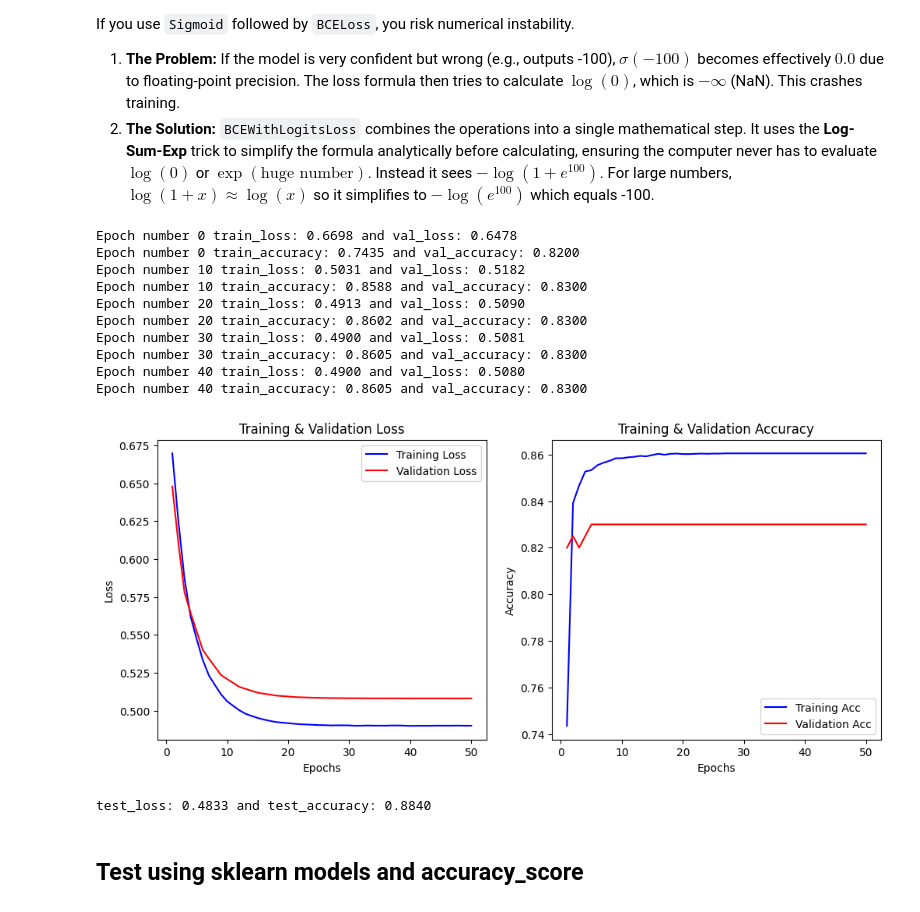
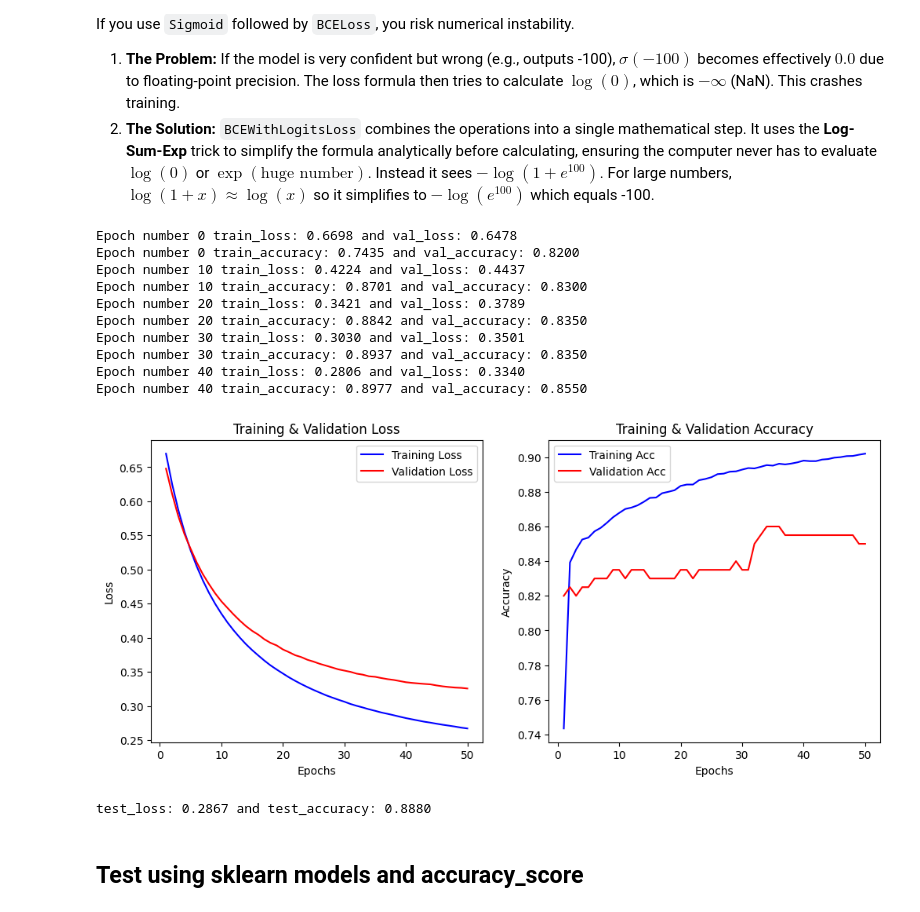
Before and after one commit to mdossett204/AI-maths-foundations, a Jupyter notebook: NLP-learning-notebooks/week1-classical-nlp/binary-classification-pytorch-vs-sklearn.ipynb, the cells around one changed output. Saved outputs shown, nothing was run; the diff lists cells and outputs as text; code cells hidden in the pictures.

```diff
--- a/NLP-learning-notebooks/week1-classical-nlp/binary-classification-pytorch-vs-sklearn.ipynb
+++ b/NLP-learning-notebooks/week1-classical-nlp/binary-classification-pytorch-vs-sklearn.ipynb
@@ -101,11 +82,11 @@ def check_early_stop(patience, val_loss, model, best_model_state, lowest_loss, c
     else:
         counter += 1
 
-    if counter == patience:
+    if counter >= patience:
         early_stop = True
     return best_model_state, lowest_loss, counter, early_stop
 
-def get_total_accuracy(logits, y, threshold=0.5):
+def get_correct_predictions(logits, y, threshold=0.5):
     probs = torch.sigmoid(logits)
     preds = (probs > threshold).float()
     return (preds == y).float().sum().item()
@@ -116,21 +97,22 @@ def evaluate_model(model, data_loader, criterion, device) -> tuple:
     total_size = len(data_loader.dataset)
     avg_loss = 0
     accuracy = 0
+    # eval disables dropout/batchnorm behavior; no_grad saves memory and skips gradient computation
     with torch.no_grad():
         for x, y in data_loader:
             x, y = x.to(device), y.to(device)
             logit = model(x)
             loss = criterion(logit, y)
             avg_loss += loss.item()
-            accuracy += get_total_accuracy(logit, y)
+            accuracy += get_correct_predictions(logit, y)
     avg_loss/=len(data_loader)
     accuracy/=total_size
     return avg_loss, accuracy
 
-def train_test_model(device, model, criterion, train_loader, val_loader, patience, num_epochs, lr, C=1):
+def train_test_model(device, model, criterion, train_loader, val_loader, patience, num_epochs, lr, l2):
     model.to(device)
-    optimizer = torch.optim.Adam(params=model.parameters(), lr=lr, weight_decay=C)
-    lr_scheduler = torch.optim.lr_scheduler.StepLR(optimizer=optimizer, step_size=3, gamma=0.5)
+    optimizer = torch.optim.Adam(params=model.parameters(), lr=lr, weight_decay=l2)
+    lr_scheduler = torch.optim.lr_scheduler.ReduceLROnPlateau(optimizer, mode="min", factor=0.5, patience=5)
     best_model_state = deepcopy(model.state_dict())
     lowest_loss = float("inf")
     counter = 0
@@ -151,7 +133,7 @@ def train_test_model(device, model, criterion, train_loader, val_loader, patienc
             loss.backward()
             optimizer.step()
             avg_train_loss += loss.item()
-            train_accuracy += get_total_accuracy(logit, y)
+            train_accuracy += get_correct_predictions(logit, y)
         avg_train_loss /= len(train_loader)
         train_accuracy /= total_train_size
         train_losses.append(avg_train_loss)
@@ -159,7 +141,7 @@ def train_test_model(device, model, criterion, train_loader, val_loader, patienc
         avg_val_loss, val_accuracy = evaluate_model(model, val_loader, criterion, device)
         val_losses.append(avg_val_loss)
         val_accs.append(val_accuracy)
-        lr_scheduler.step()
+        lr_scheduler.step(avg_val_loss)
         best_model_state, lowest_loss, counter, early_stop = check_early_stop(
             patience, avg_val_loss, model, best_model_state, lowest_loss, counter, epoch)
         if epoch % 10 == 0:
@@ -173,38 +155,41 @@ def train_test_model(device, model, criterion, train_loader, val_loader, patienc
     model.load_state_dict(best_model_state)
     return model
 # %%
+# In sklearn's Logistic Regression, C is the inverse of regularization strength — a larger C means less regularization.
+# In PyTorch's Adam, weight_decay is the regularization strength directly — a larger value means more regularization.
+# So the they behave oppositely.
 torch.manual_seed(204)
 linear_classifier = LinearModel(2000)
 criterion = nn.BCEWithLogitsLoss() # this applies sigmoid activation so you don't need to us nn.Sigmoid layer
 patience = 10
 num_epochs = 50
 lr = 1e-3
 train_classifier = train_test_model(
     device,
     linear_classifier,
     criterion,
     train_loader,
     val_loader,
     patience,
     num_epochs,
     lr,
-    C=1e-5
+    l2=1e-5
 )
 test_loss, test_accuracy = evaluate_model(train_classifier, test_loader, criterion, device)
 print(f"test_loss: {test_loss:.4f} and test_accuracy: {test_accuracy:.4f}")
 # %% [output]
 Epoch number 0 train_loss: 0.6698 and val_loss: 0.6478
 Epoch number 0 train_accuracy: 0.7435 and val_accuracy: 0.8200
-Epoch number 10 train_loss: 0.5031 and val_loss: 0.5182
-Epoch number 10 train_accuracy: 0.8588 and val_accuracy: 0.8300
-Epoch number 20 train_loss: 0.4913 and val_loss: 0.5090
-Epoch number 20 train_accuracy: 0.8602 and val_accuracy: 0.8300
-Epoch number 30 train_loss: 0.4900 and val_loss: 0.5081
-Epoch number 30 train_accuracy: 0.8605 and val_accuracy: 0.8300
-Epoch number 40 train_loss: 0.4900 and val_loss: 0.5080
-Epoch number 40 train_accuracy: 0.8605 and val_accuracy: 0.8300
+Epoch number 10 train_loss: 0.4224 and val_loss: 0.4437
+Epoch number 10 train_accuracy: 0.8701 and val_accuracy: 0.8300
+Epoch number 20 train_loss: 0.3421 and val_loss: 0.3789
+Epoch number 20 train_accuracy: 0.8842 and val_accuracy: 0.8350
+Epoch number 30 train_loss: 0.3030 and val_loss: 0.3501
+Epoch number 30 train_accuracy: 0.8937 and val_accuracy: 0.8350
+Epoch number 40 train_loss: 0.2806 and val_loss: 0.3340
+Epoch number 40 train_accuracy: 0.8977 and val_accuracy: 0.8550
-[figure, old version]
+[figure, new version]
-test_loss: 0.4833 and test_accuracy: 0.8840
+test_loss: 0.2867 and test_accuracy: 0.8880
 # %% [markdown]
 ## Test using sklearn models and accuracy_score
 # %%
```
Also changed, not shown: parts of 3 cells of this notebook, 1 other file.
